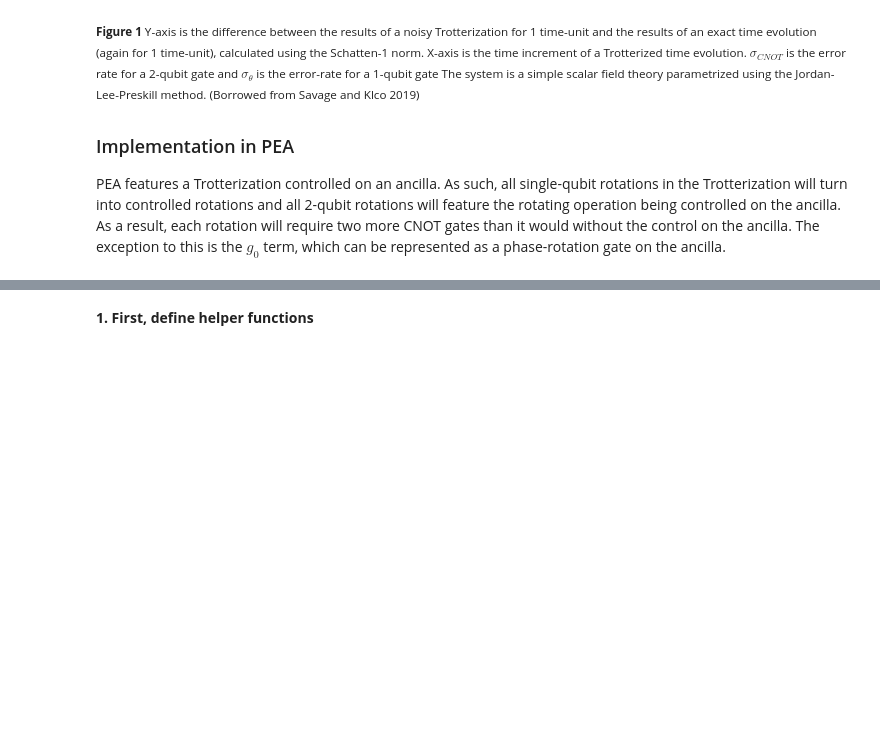
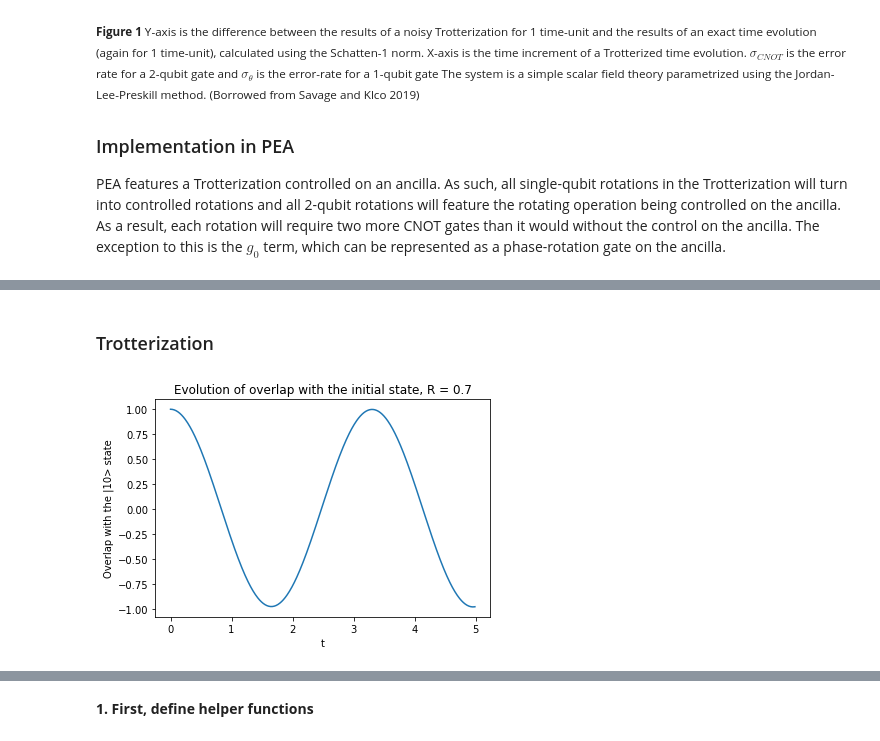
Before and after one commit to aodongliu/CHEM560_FinalProject, a Jupyter notebook: FinalProject.ipynb, the cells around one changed output, grey strips where cells are left out. Saved outputs shown, nothing was run; the diff lists cells and outputs as text; code cells hidden in the pictures; blank space fills up the shorter version.

```diff
--- a/FinalProject.ipynb
+++ b/FinalProject.ipynb
@@ -128,0 +128,28 @@ As a result, each rotation will require two more CNOT gates than it would withou
+# %% [markdown]
+### Trotterization
+# %%
+
+def Hexact(g0,g1,g2,g3,g4,g5):
+    return np.array([[g0 + g1 + g2 + g3, 0, 0, g4 - g5], [0, g0 + g1 - g2 - g3, g4 + g5, 0], [0, g4 + g5, g0 - g1 + g2 - g3, 0], [g4 - g5, 0, 0, g0 - g1 - g2 + g3]])
+# %%
+# For the minimal energy, R0 = 0.7
+H07 = Hexact(-0.4584,0.3593,-0.4826,0.5818,0.0896,0.0896)
+# %%
+initialstate = np.array([0,0,1,0])
+ts07 = [0.01*i for i in range(2000)]
+
+timeev07 = np.array([linalg.expm(-(1j)*t*H07) for t in ts07])
+
+finalstates07 = np.array([np.matmul(u, initialstate) for u in timeev07])
+# %%
+initoverlaps07 = np.array([np.dot(initialstate,fs) for fs in finalstates07])
+energies07 = np.array([np.dot(np.dot(fs,H07),fs) for fs in finalstates07])
+# %%
+# Plot
+plt.title("Evolution of overlap with the initial state, R = 0.7")
+plt.ylabel("Overlap with the |10> state")
+plt.xlabel("t")
+plt.plot(ts07[:500], initoverlaps07[:500])
+plt.show()
+# %% [output]
+[figure, added]
```
Also changed, not shown: parts of 15 cells of this notebook, 1 other file.
